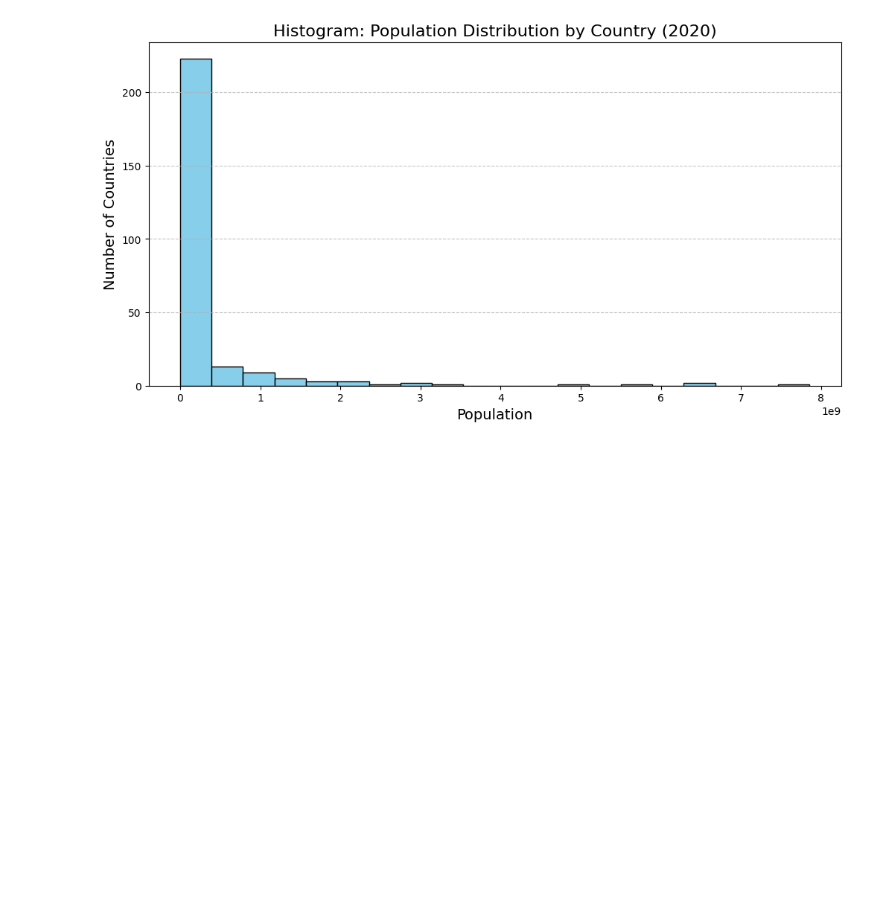
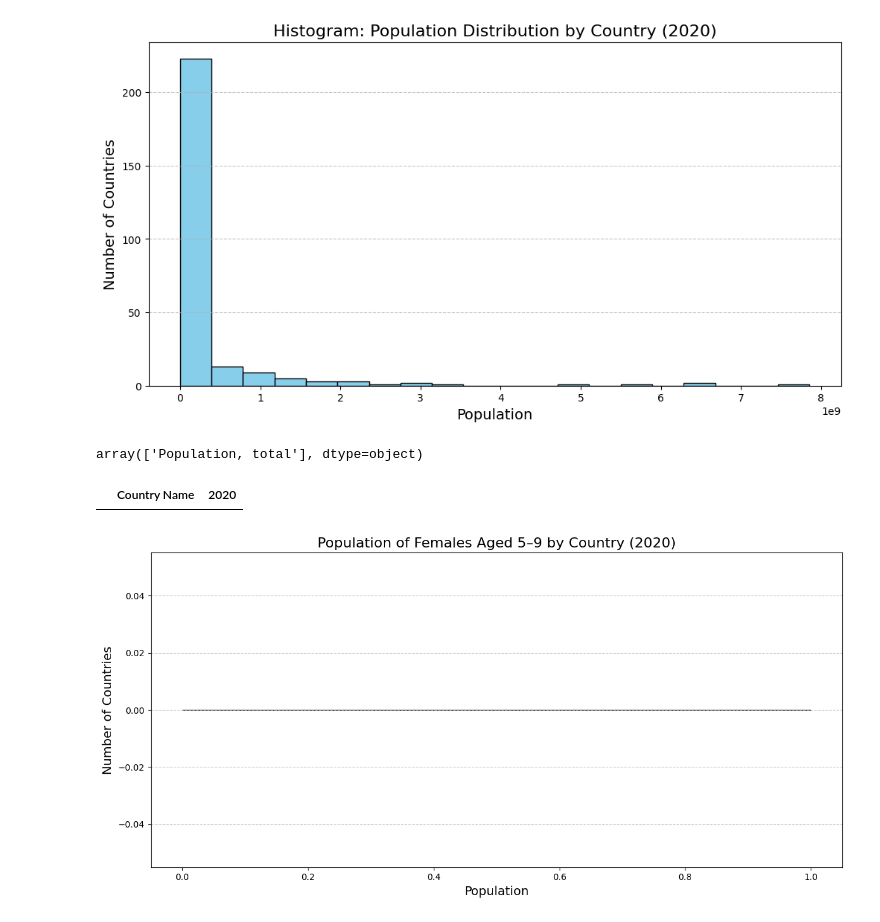
Before and after one commit to diyaasahare/PRODIGY_Trackcode_1, a Jupyter notebook: PRODIGY_task1.ipynb, the cells around one changed output. Cells and saved outputs as stored; diff of their text form; code cells hidden in the pictures; blank space fills up the shorter version.

```diff
--- a/PRODIGY_task1.ipynb
+++ b/PRODIGY_task1.ipynb
@@ -21,3 +21,35 @@ plt.grid(axis='y', linestyle='--', alpha=0.7)
 plt.show()
 # %% [output]
 [figure]
+# %%
+import pandas as pd
+
+df = pd.read_csv('API_SP.POP.TOTL_DS2_en_csv_v2_2590.csv', skiprows=4)
+df['Indicator Name'].unique()[:20]  # See first 20 indicator types
+# %% [output]
+array(['Population, total'], dtype=object)
+# %%
+# Filter only female age 5-9 population
+df_female_5_9 = df[df['Indicator Name'] == 'Population ages 5-9, female']
+
+# Keep relevant columns
+df_female_5_9 = df_female_5_9[['Country Name', '2020']].dropna()
+
+# Preview
+df_female_5_9.head()
+# %% [output]
+|  | Country Name | 2020 |
+# %%
+import matplotlib.pyplot as plt
+
+plt.figure(figsize=(12,6))
+plt.hist(df_female_5_9['2020'], bins=20, color='lightcoral', edgecolor='black')
+
+plt.title('Population of Females Aged 5–9 by Country (2020)', fontsize=16)
+plt.xlabel('Population', fontsize=14)
+plt.ylabel('Number of Countries', fontsize=14)
+plt.grid(axis='y', linestyle='--', alpha=0.7)
+plt.tight_layout()
+plt.show()
+# %% [output]
+[figure, added]
```
